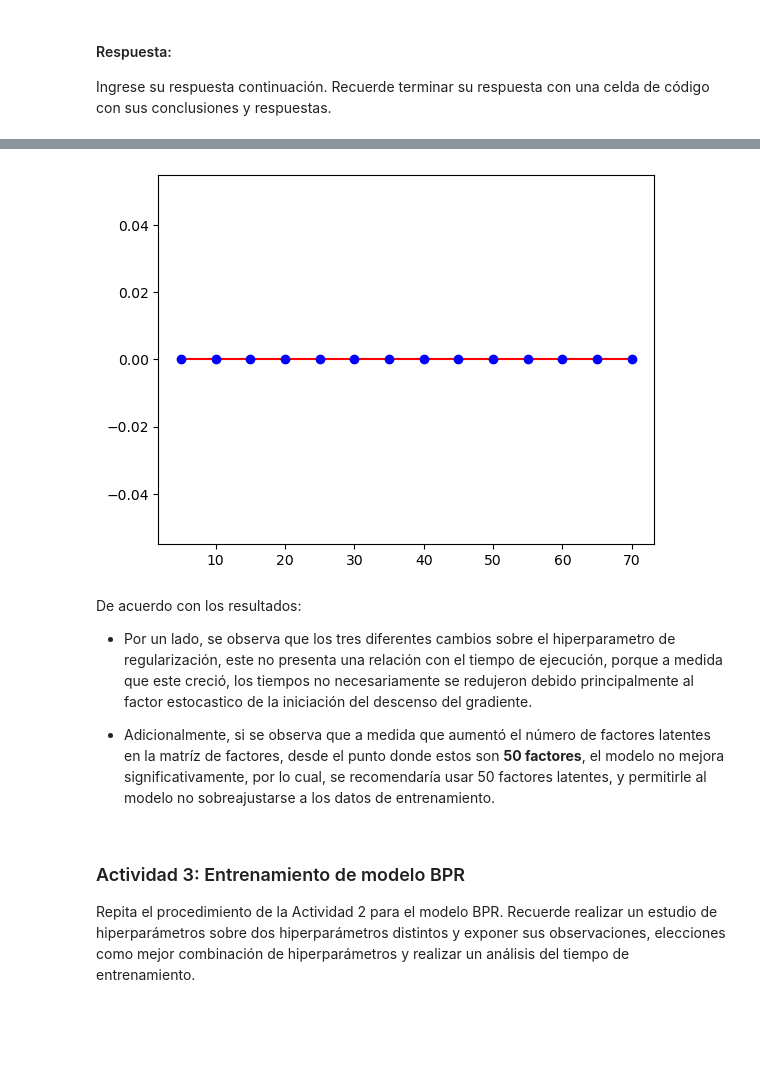
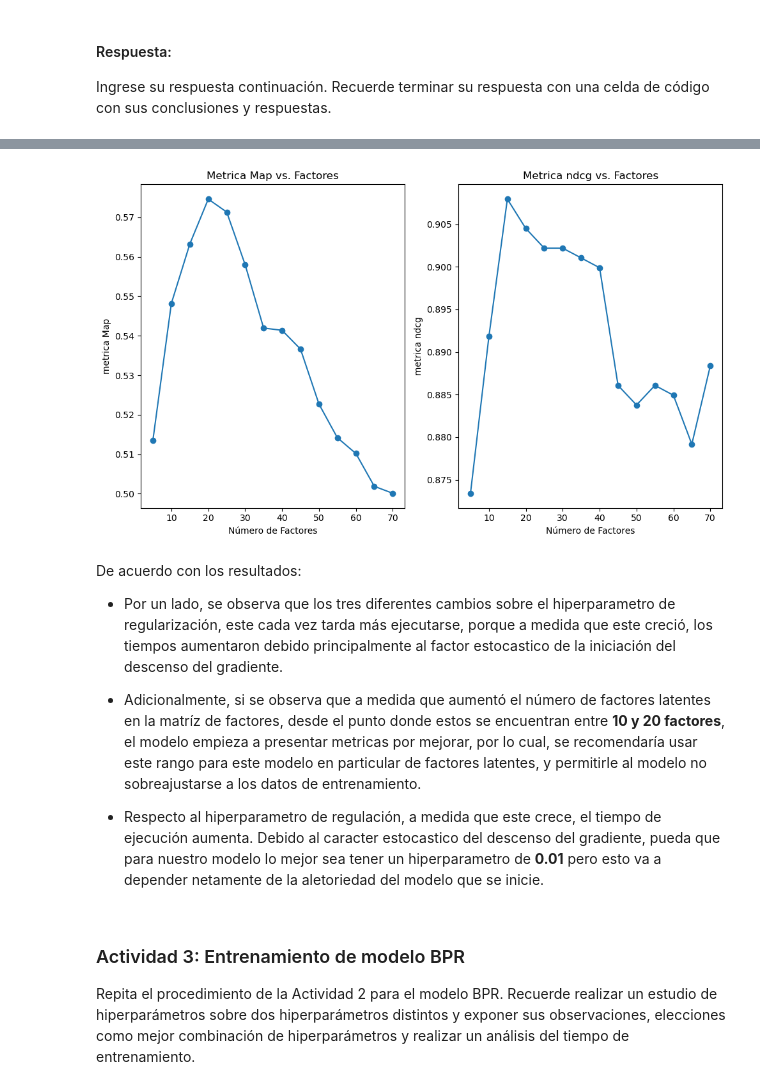
Before and after one commit to igmendozac/Sistemas_Recomendadores, a Jupyter notebook: Notebooks/Tarea_2{Ivan}_{Mendoza}_{Kevin}_{Castañeda}.ipynb, the cells around one changed output, grey strips where cells are left out. Saved outputs shown, nothing was run; the diff lists cells and outputs as text; code cells hidden in the pictures; blank space fills up the shorter version.

```diff
--- a/Notebooks/Tarea_2{Ivan}_{Mendoza}_{Kevin}_{Castañeda}.ipynb
+++ b/Notebooks/Tarea_2{Ivan}_{Mendoza}_{Kevin}_{Castañeda}.ipynb
@@ -328,15 +293,35 @@ plt.show()
-# %%
-plt.plot(factores, ndcg_f, 'r-')
-plt.plot(factores, ndcg_f, 'bo')
-plt.show()
-# %% [output]
-[figure, removed]
+# %%
+# Crear gráficos
+plt.figure(figsize=(10, 6))
+
+# Gráfico para metrica map vs. factores
+
+plt.subplot(1, 2, 1)
+plt.plot(factores, map_f, marker='o')
+plt.xlabel('Número de Factores')
+plt.ylabel('metrica Map')
+plt.title('Metrica Map vs. Factores')
+
+# Gráfico para tiempos de entrenamiento vs. regularización
+
+plt.subplot(1, 2, 2)
+plt.plot(factores, ndcg_f, marker='o')
+plt.xlabel('Número de Factores')
+plt.ylabel('metrica ndcg')
+plt.title('Metrica ndcg vs. Factores')
+
+plt.tight_layout()
+plt.show()
+# %% [output]
+[figure, added]
 # %% [markdown]
 De acuerdo con los resultados:
 
-* Por un lado, se observa que los tres diferentes cambios sobre el hiperparametro de regularización, este no presenta una relación con el tiempo de ejecución, porque a medida que este creció, los tiempos no necesariamente se redujeron debido principalmente al factor estocastico de la iniciación del descenso del gradiente.
+* Por un lado, se observa que los tres diferentes cambios sobre el hiperparametro de regularización, este cada vez tarda más ejecutarse, porque a medida que este creció, los tiempos aumentaron debido principalmente al factor estocastico de la iniciación del descenso del gradiente.
 
-* Adicionalmente, si se observa que a medida que aumentó el número de factores latentes en la matríz de factores, desde el punto donde estos son **50 factores**, el modelo no mejora significativamente, por lo cual, se recomendaría usar 50 factores latentes, y permitirle al modelo no sobreajustarse a los datos de entrenamiento.
+* Adicionalmente, si se observa que a medida que aumentó el número de factores latentes en la matríz de factores, desde el punto donde estos se encuentran entre **10 y 20 factores**, el modelo empieza a presentar metricas por mejorar, por lo cual, se recomendaría usar este rango para este modelo en particular de factores latentes, y permitirle al modelo no sobreajustarse a los datos de entrenamiento.
+
+* Respecto al hiperparametro de regulación, a medida que este crece, el tiempo de ejecución aumenta. Debido al caracter estocastico del descenso del gradiente, pueda que para nuestro modelo lo mejor sea tener un hiperparametro de **0.01** pero esto va a depender netamente de la aletoriedad del modelo que se inicie.
 # %% [markdown]
 ### Actividad 3: Entrenamiento de modelo BPR
 
```
Also changed, not shown: parts of 18 cells of this notebook, 2 other files.
